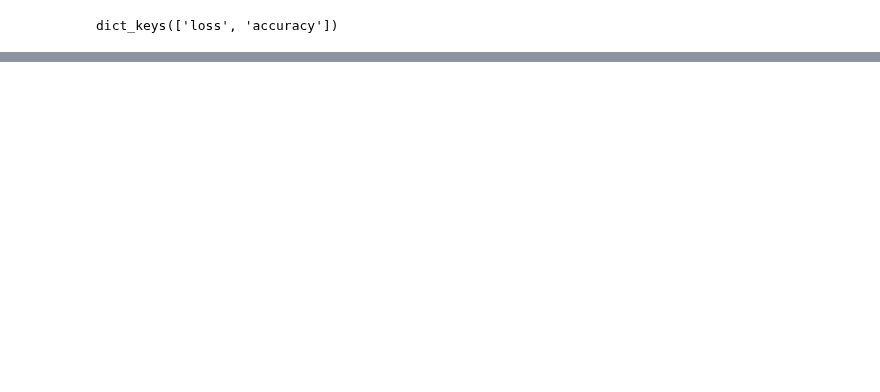
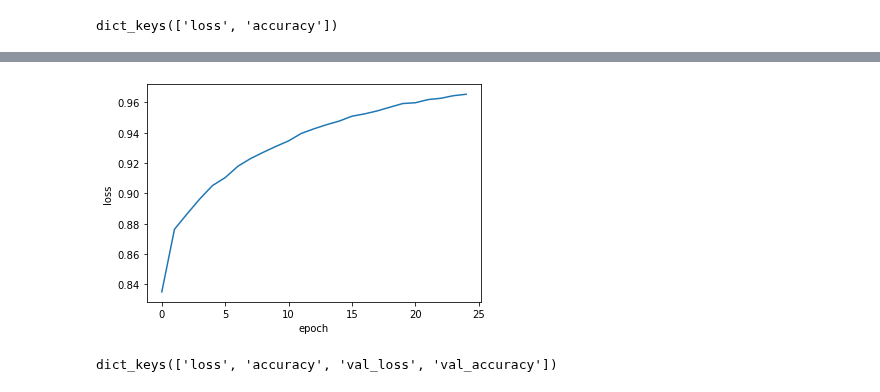
Before and after one commit to soxxun/python, a Jupyter notebook: 20220323/신경망_손실곡선_20220323.ipynb, the cells around one changed output, grey strips where cells are left out. Saved outputs shown, nothing was run; the diff lists cells and outputs as text; code cells hidden in the pictures; blank space fills up the shorter version.

```diff
--- a/20220323/신경망_손실곡선_20220323.ipynb
+++ b/20220323/신경망_손실곡선_20220323.ipynb
@@ -110,0 +116,13 @@ plt.show()
+# %%
+# epoch 늘리면?  25
+model = make_model()
+model.compile(optimizer="adam", loss = 'sparse_categorical_crossentropy', metrics=['accuracy'])
+history =  model.fit(x_train,y_train, epochs=25,verbose=0)
+# %%
+list_temp = history.history['accuracy']
+plt.plot(list_temp)
+plt.xlabel('epoch')
+plt.ylabel('loss')
+plt.show()
+# %% [output]
+[figure, added]
@@ -110,0 +135,4 @@ plt.show()
+# %%
+history.history.keys()
+# %% [output]
+dict_keys(['loss', 'accuracy', 'val_loss', 'val_accuracy'])
```
Also changed, not shown: parts of 19 cells of this notebook.
